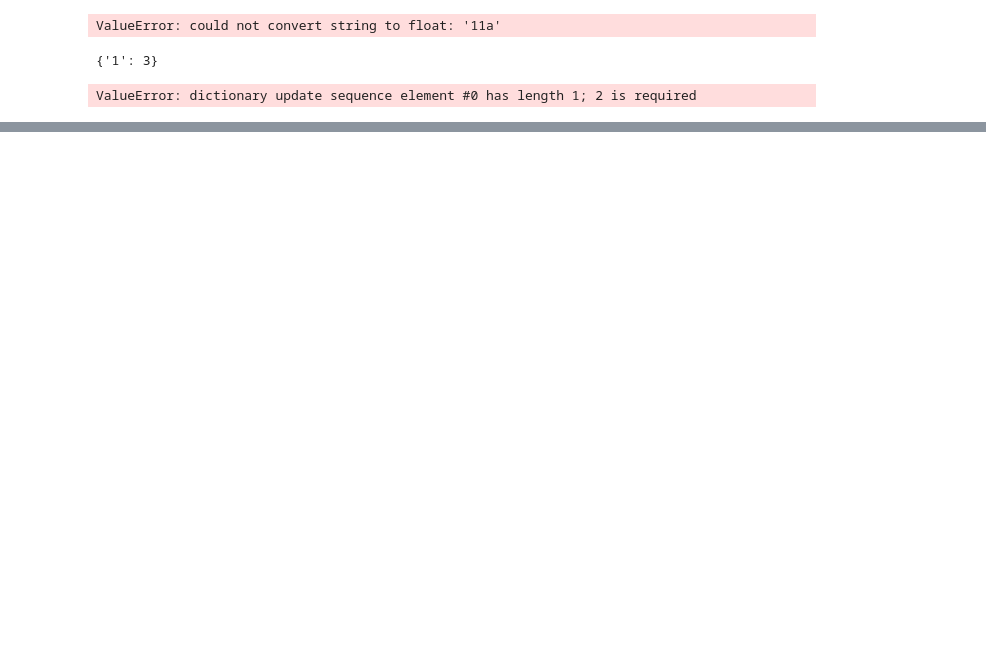
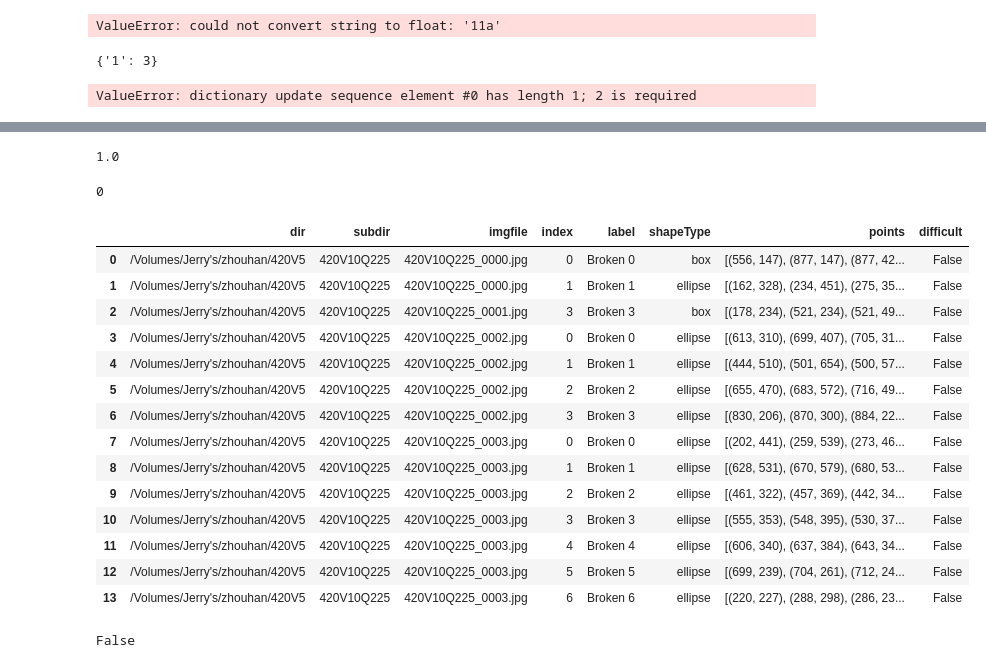
Before and after one commit to yangjjie94/labelSeries, a Jupyter notebook: pascalvoc.ipynb, the cells around one changed output, grey strips where cells are left out. Drawn from its saved outputs; the diff is of its cells as text; code cells hidden in the pictures; blank space fills up the shorter version.

```diff
--- a/pascalvoc.ipynb
+++ b/pascalvoc.ipynb
@@ -1503,0 +940,9 @@ ValueError: dictionary update sequence element #0 has length 1; 2 is required
+# %%
+getRadius(pts)
+# %% [output]
+1.0
+# %%
+lst = [1,2,3,4]
+lst.index(1)
+# %% [output]
+0
@@ -1503,0 +951,2 @@ ValueError: dictionary update sequence element #0 has length 1; 2 is required
+# %%
+csvfilename = "/Volumes/Jerry's/zhouhan/420V5/420V10Q225/track.csv"
@@ -1503,0 +955,23 @@ ValueError: dictionary update sequence element #0 has length 1; 2 is required
+# %%
+df = pd.read_csv(csvfilename,encoding='utf-8')
+df
+# %% [output]
+|  | dir | subdir | imgfile | index | label | shapeType | points | difficult |
+| 0 | /Volumes/Jerry's/zhouhan/420V5 | 420V10Q225 | 420V10Q225_0000.jpg | 0 | Broken 0 | box | [(556, 147), (877, 147), (877, 42... | False |
+| 1 | /Volumes/Jerry's/zhouhan/420V5 | 420V10Q225 | 420V10Q225_0000.jpg | 1 | Broken 1 | ellipse | [(162, 328), (234, 451), (275, 35... | False |
+| 2 | /Volumes/Jerry's/zhouhan/420V5 | 420V10Q225 | 420V10Q225_0001.jpg | 3 | Broken 3 | box | [(178, 234), (521, 234), (521, 49... | False |
+| 3 | /Volumes/Jerry's/zhouhan/420V5 | 420V10Q225 | 420V10Q225_0002.jpg | 0 | Broken 0 | ellipse | [(613, 310), (699, 407), (705, 31... | False |
+| 4 | /Volumes/Jerry's/zhouhan/420V5 | 420V10Q225 | 420V10Q225_0002.jpg | 1 | Broken 1 | ellipse | [(444, 510), (501, 654), (500, 57... | False |
+| 5 | /Volumes/Jerry's/zhouhan/420V5 | 420V10Q225 | 420V10Q225_0002.jpg | 2 | Broken 2 | ellipse | [(655, 470), (683, 572), (716, 49... | False |
+| 6 | /Volumes/Jerry's/zhouhan/420V5 | 420V10Q225 | 420V10Q225_0002.jpg | 3 | Broken 3 | ellipse | [(830, 206), (870, 300), (884, 22... | False |
+| 7 | /Volumes/Jerry's/zhouhan/420V5 | 420V10Q225 | 420V10Q225_0003.jpg | 0 | Broken 0 | ellipse | [(202, 441), (259, 539), (273, 46... | False |
+| 8 | /Volumes/Jerry's/zhouhan/420V5 | 420V10Q225 | 420V10Q225_0003.jpg | 1 | Broken 1 | ellipse | [(628, 531), (670, 579), (680, 53... | False |
+| 9 | /Volumes/Jerry's/zhouhan/420V5 | 420V10Q225 | 420V10Q225_0003.jpg | 2 | Broken 2 | ellipse | [(461, 322), (457, 369), (442, 34... | False |
+| 10 | /Volumes/Jerry's/zhouhan/420V5 | 420V10Q225 | 420V10Q225_0003.jpg | 3 | Broken 3 | ellipse | [(555, 353), (548, 395), (530, 37... | False |
+| 11 | /Volumes/Jerry's/zhouhan/420V5 | 420V10Q225 | 420V10Q225_0003.jpg | 4 | Broken 4 | ellipse | [(606, 340), (637, 384), (643, 34... | False |
+| 12 | /Volumes/Jerry's/zhouhan/420V5 | 420V10Q225 | 420V10Q225_0003.jpg | 5 | Broken 5 | ellipse | [(699, 239), (704, 261), (712, 24... | False |
+| 13 | /Volumes/Jerry's/zhouhan/420V5 | 420V10Q225 | 420V10Q225_0003.jpg | 6 | Broken 6 | ellipse | [(220, 227), (288, 298), (286, 23... | False |
+# %%
+bool(df.difficult[0])
+# %% [output]
+False
```
Also changed, not shown: parts of 67 cells of this notebook, 13 other files.
